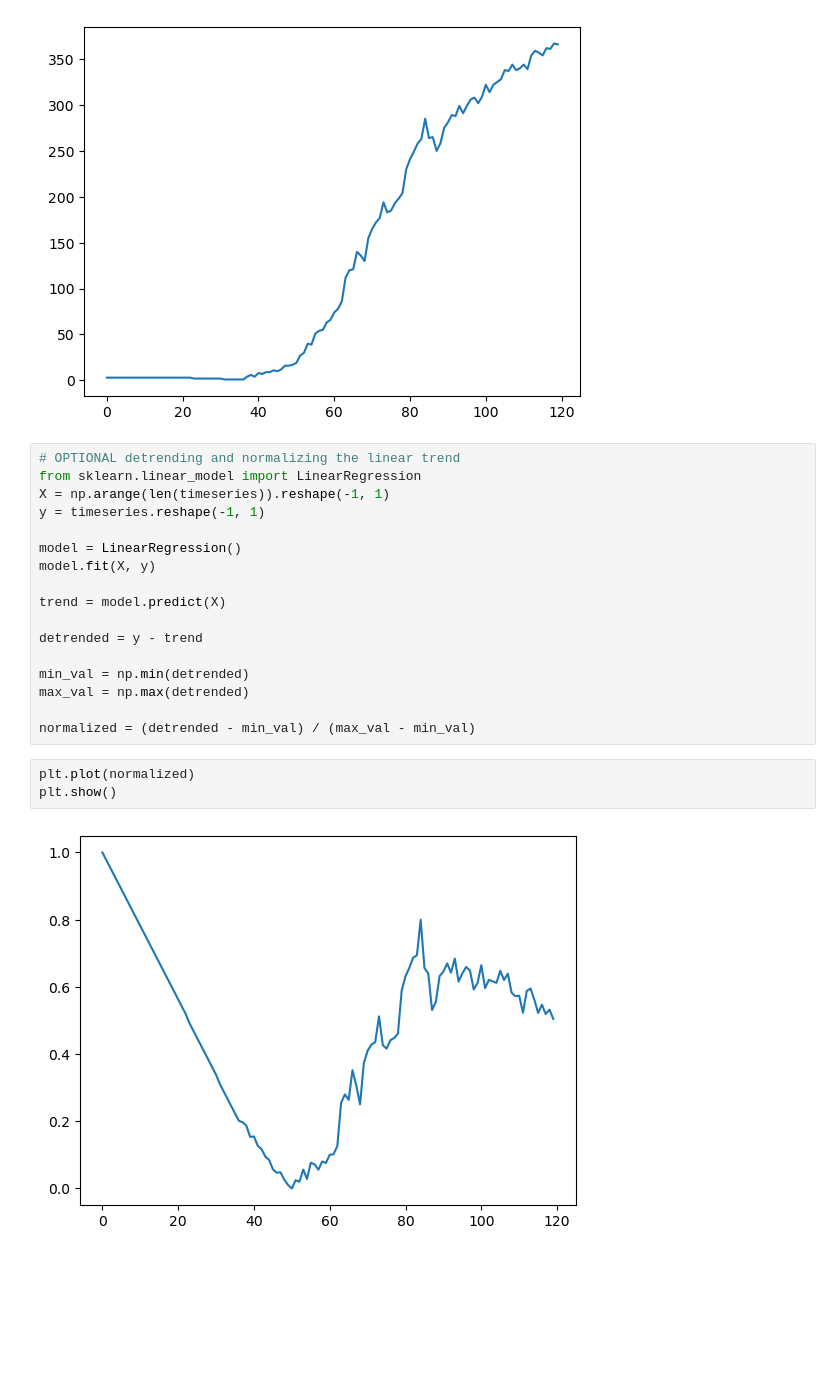
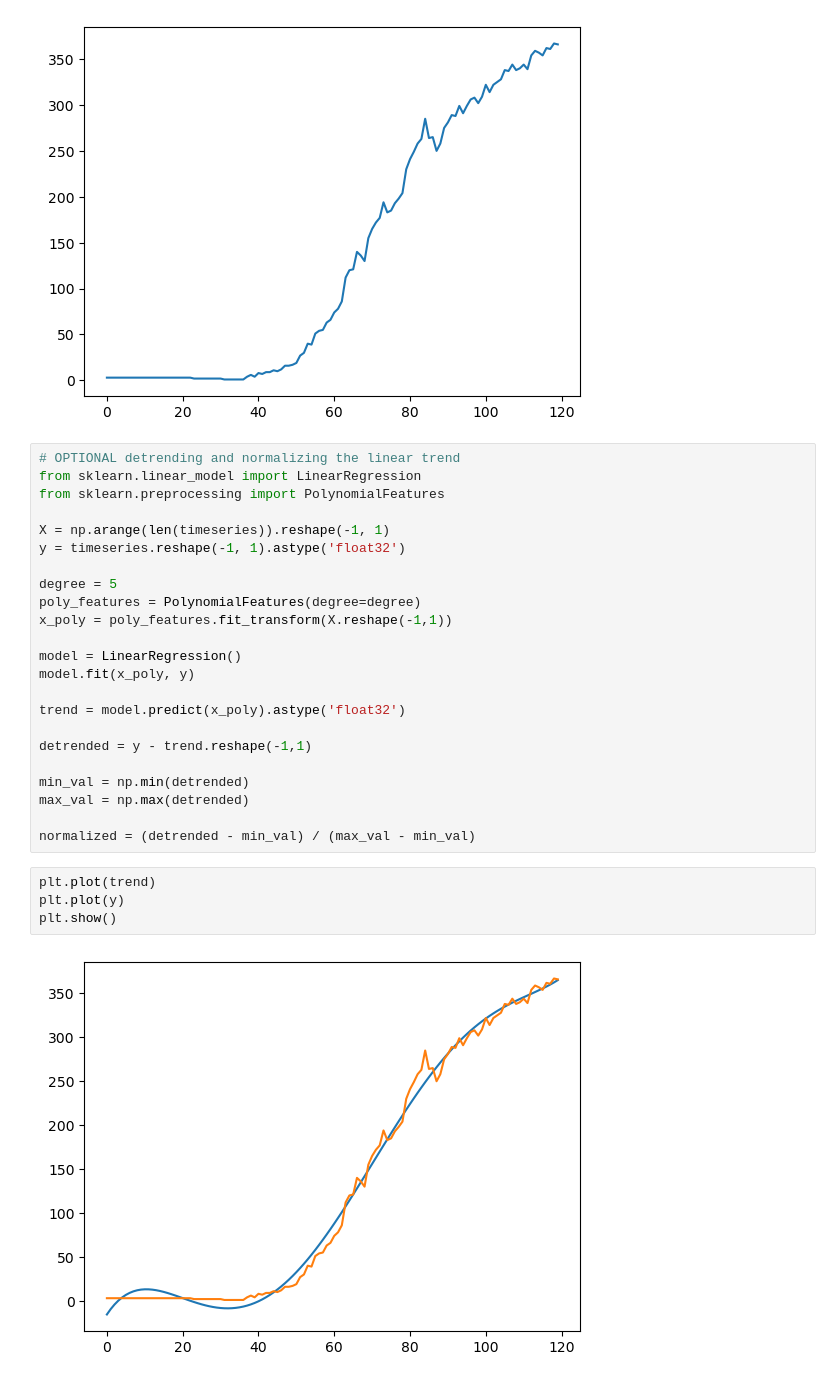
Before and after one commit to jpv219/HAMPPSterS, a Jupyter notebook: LSTM-RNN/LSTM-RNN.ipynb, the cells around one changed output. Drawn from its saved outputs; the diff is of its cells as text; blank space fills up the shorter version.

```diff
--- a/LSTM-RNN/LSTM-RNN.ipynb
+++ b/LSTM-RNN/LSTM-RNN.ipynb
@@ -157,22 +157,29 @@ plt.show()
 # %%
 # OPTIONAL detrending and normalizing the linear trend
 from sklearn.linear_model import LinearRegression
+from sklearn.preprocessing import PolynomialFeatures
+
 X = np.arange(len(timeseries)).reshape(-1, 1)
-y = timeseries.reshape(-1, 1)
+y = timeseries.reshape(-1, 1).astype('float32')
+
+degree = 5
+poly_features = PolynomialFeatures(degree=degree)
+x_poly = poly_features.fit_transform(X.reshape(-1,1))
 
 model = LinearRegression()
-model.fit(X, y)
+model.fit(x_poly, y)
 
-trend = model.predict(X)
+trend = model.predict(x_poly).astype('float32')
 
-detrended = y - trend
+detrended = y - trend.reshape(-1,1)
 
 min_val = np.min(detrended)
 max_val = np.max(detrended)
 
 normalized = (detrended - min_val) / (max_val - min_val)
 # %%
-plt.plot(normalized)
+plt.plot(trend)
+plt.plot(y)
 plt.show()
 # %% [output]
-[figure, old version]
+[figure, new version]
```
Also changed, not shown: parts of 11 cells of this notebook.
